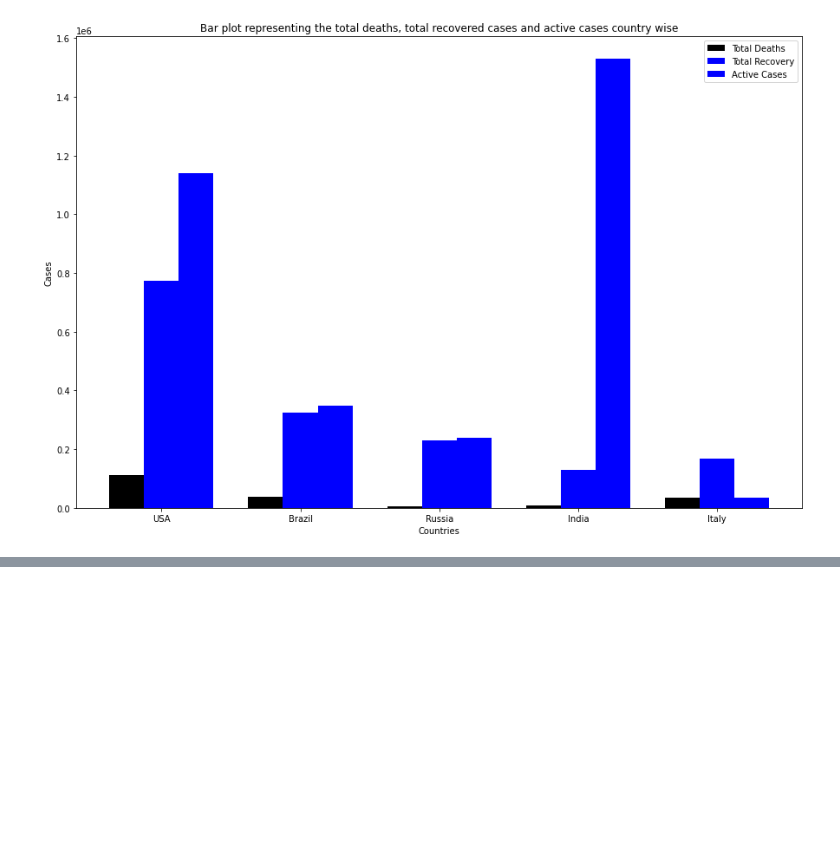
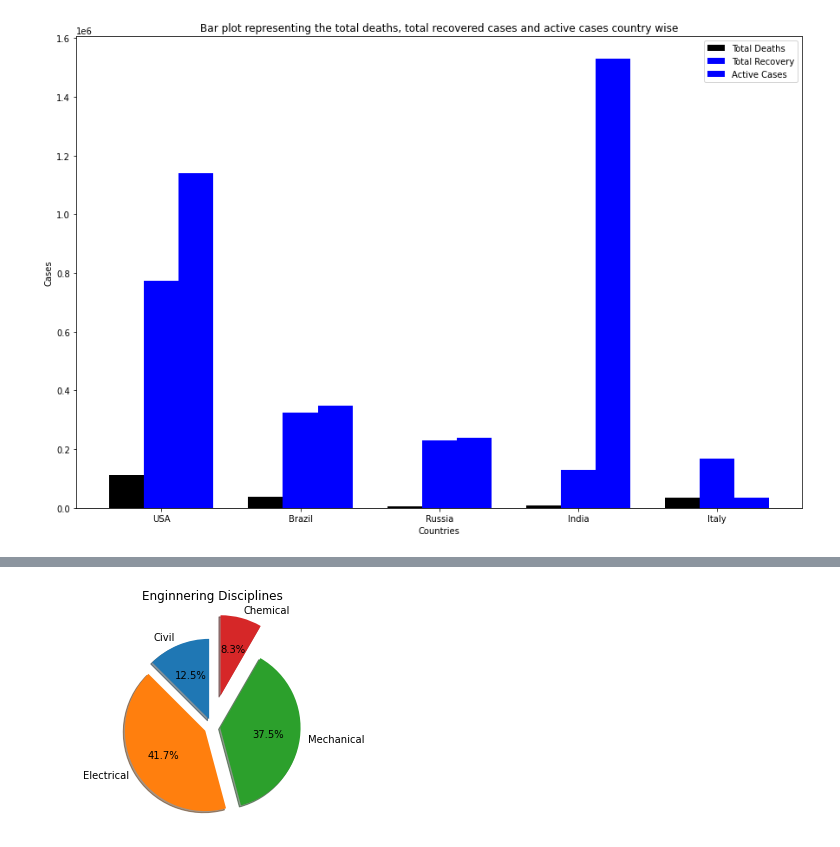
Before and after one commit to shubhamlad21/msc1_fds_512, a Jupyter notebook: FDS_2.ipynb, the cells around one changed output, grey strips where cells are left out. Cells and saved outputs as stored; diff of their text form; code cells hidden in the pictures; blank space fills up the shorter version.

```diff
--- a/FDS_2.ipynb
+++ b/FDS_2.ipynb
@@ -340,0 +372,19 @@ plt.show()
+# %%
+
+labels=['Civil','Electrical','Mechanical','Chemical']
+
+sizes=[15,50,45,10]
+
+explode=(0.1,0.1,0.1,0.4)
+fig,ax=plt.subplots()
+ax.pie(sizes,
+       explode=explode,
+       labels=labels,
+       autopct='%1.1f%%',
+       shadow=True,
+       startangle=90)
+ax.axis('equal')
+ax.set_title('Enginnering Disciplines')
+plt.show()
+# %% [output]
+[figure, added]
```
Also changed, not shown: parts of 6 cells of this notebook.
